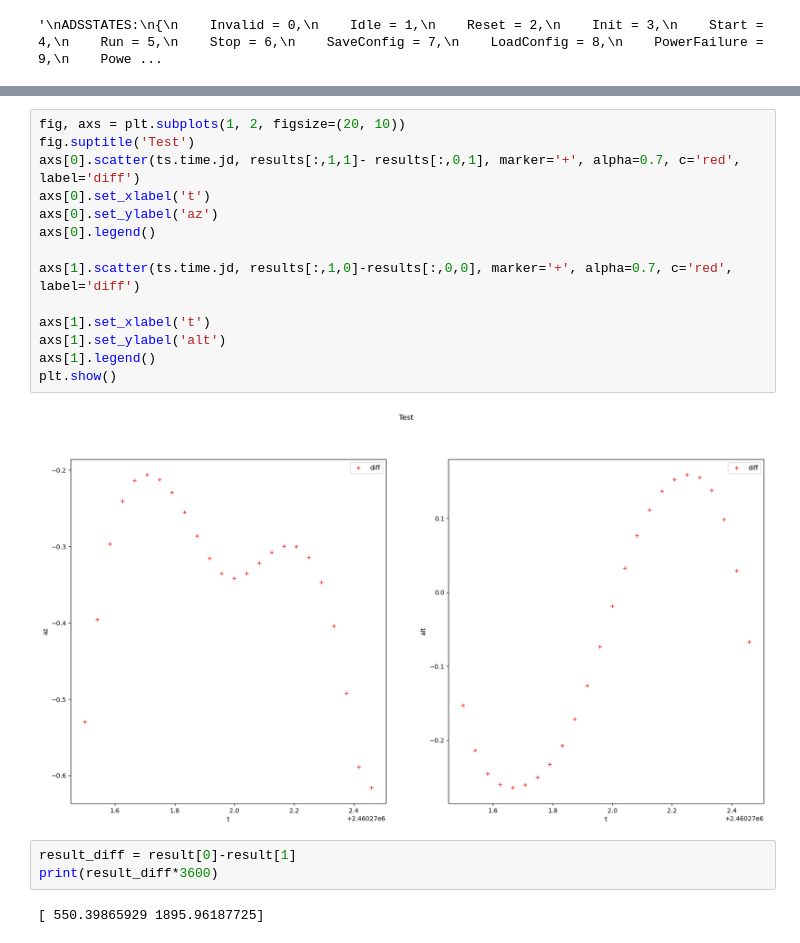
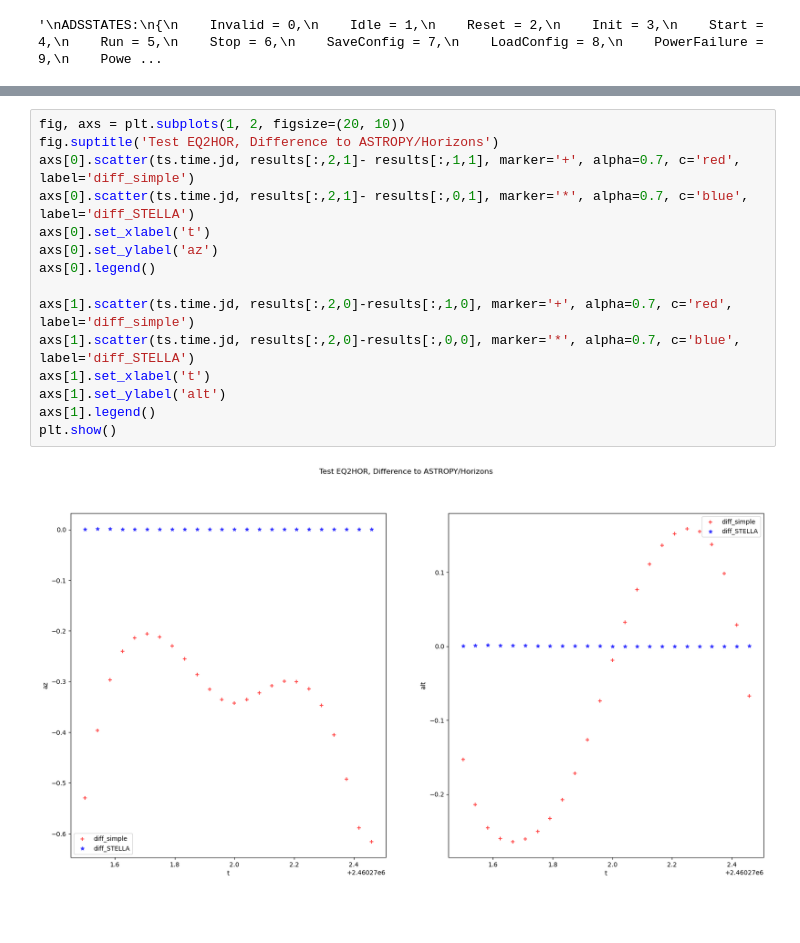
Before and after one commit to BROTLib/AstroBROT, a Jupyter notebook: testing/BROT_test.ipynb, the cells around one changed output, grey strips where cells are left out. Drawn from its saved outputs; the diff is of its cells as text; blank space fills up the shorter version.

Commit message:
EQ2HOR test update

```diff
--- a/testing/BROT_test.ipynb
+++ b/testing/BROT_test.ipynb
@@ -193,21 +188,17 @@ plt.show()
 # %%
 fig, axs = plt.subplots(1, 2, figsize=(20, 10))
-fig.suptitle('Test')
-axs[0].scatter(ts.time.jd, results[:,1,1]- results[:,0,1], marker='+', alpha=0.7, c='red', label='diff')
+fig.suptitle('Test EQ2HOR, Difference to ASTROPY/Horizons')
+axs[0].scatter(ts.time.jd, results[:,2,1]- results[:,1,1], marker='+', alpha=0.7, c='red', label='diff_simple')
+axs[0].scatter(ts.time.jd, results[:,2,1]- results[:,0,1], marker='*', alpha=0.7, c='blue', label='diff_STELLA')
 axs[0].set_xlabel('t')
 axs[0].set_ylabel('az')
 axs[0].legend()
 
-axs[1].scatter(ts.time.jd, results[:,1,0]-results[:,0,0], marker='+', alpha=0.7, c='red', label='diff')
-
+axs[1].scatter(ts.time.jd, results[:,2,0]-results[:,1,0], marker='+', alpha=0.7, c='red', label='diff_simple')
+axs[1].scatter(ts.time.jd, results[:,2,0]-results[:,0,0], marker='*', alpha=0.7, c='blue', label='diff_STELLA')
 axs[1].set_xlabel('t')
 axs[1].set_ylabel('alt')
 axs[1].legend()
 plt.show()
 # %% [output]
-[figure, old version]
+[figure, new version]
-# %%
-result_diff = result[0]-result[1]
-print(result_diff*3600)
-# %% [output]
-[ 550.39865929 1895.96187725]
```
Also changed, not shown: parts of 6 cells of this notebook, 1 other file.
